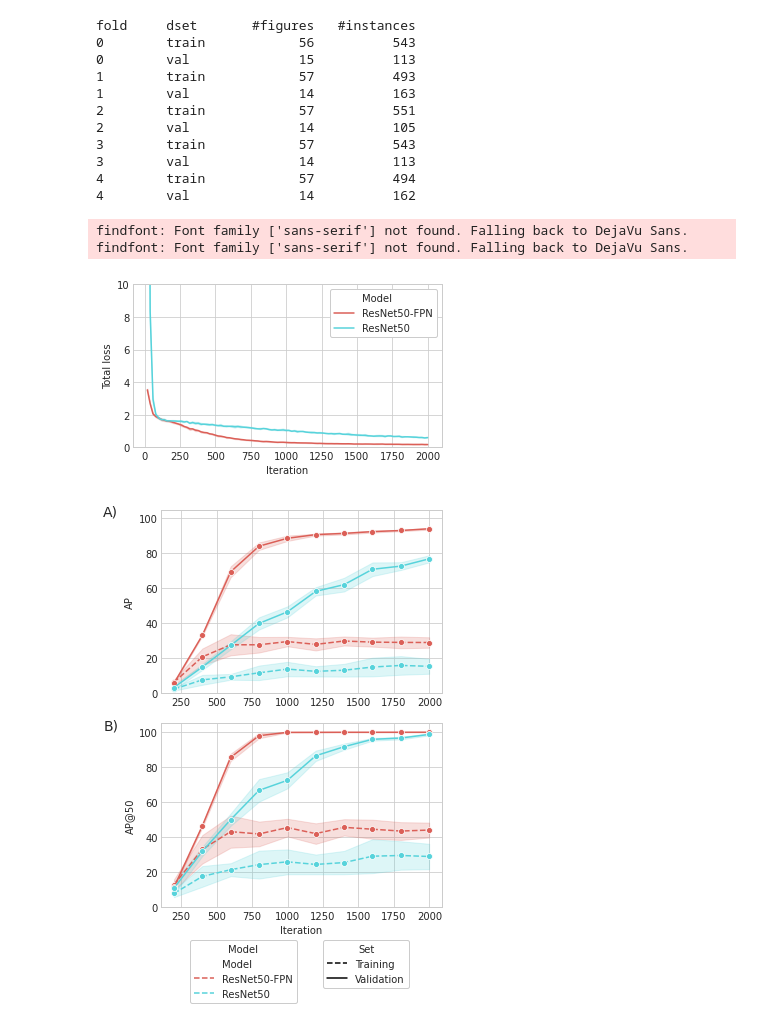
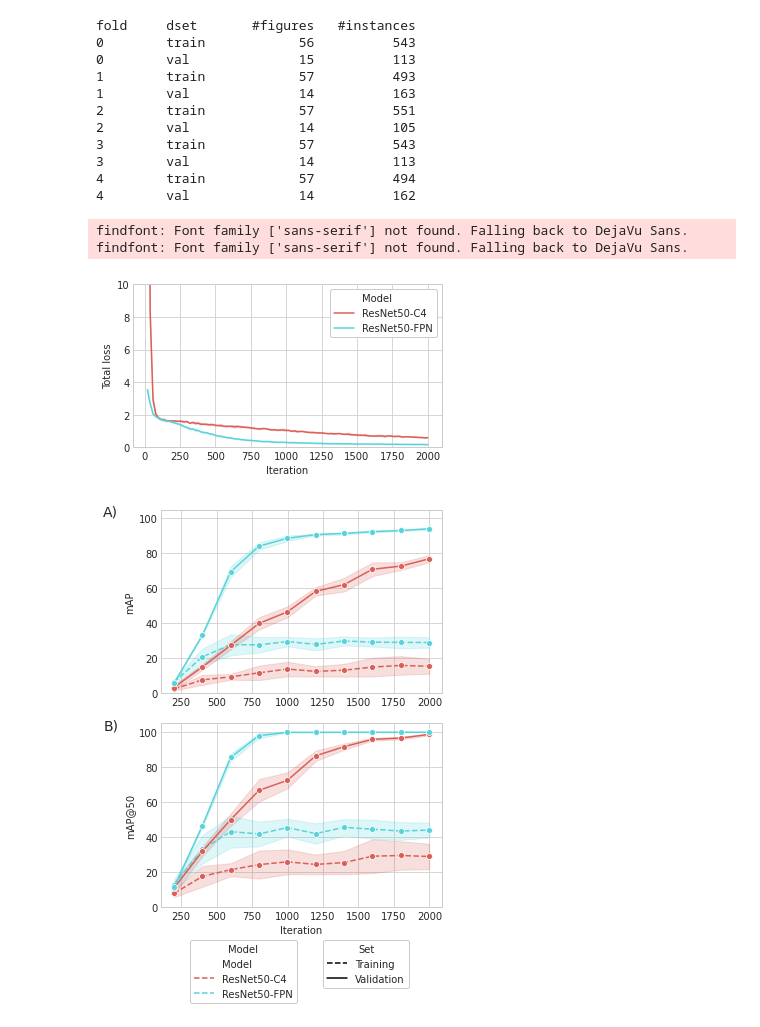
Before and after one commit to raplima/2020_cores_auto, a Jupyter notebook: scripts/eval.ipynb, the cells around one changed output. Saved outputs shown, nothing was run; the diff lists cells and outputs as text; code cells hidden in the pictures.

```diff
--- a/scripts/eval.ipynb
+++ b/scripts/eval.ipynb
@@ -91,7 +91,7 @@ for dir in os.listdir(results_root):
 
 # list of experiments/dictionary keys
 exps = ['R50-C4', 'R50-FPN']
-models = ['ResNet50', 'ResNet50-FPN']
+models = ['ResNet50-C4', 'ResNet50-FPN']
 for exp, mod in zip(exps, models):
     dfs[exp]['Model'] = mod
     dfs_ap[exp]['Model'] = mod
@@ -148,7 +148,7 @@ with plt.style.context('seaborn-whitegrid'):
                  legend=False,
                  data=df, ax=ax[0])
     ax[0].set_xlabel('')
-    ax[0].set_ylabel('AP')
+    ax[0].set_ylabel('mAP')
     #ax[0].set_xlim(0,np.max(df['iteration'])+10)
     ax[0].set_ylim(0,105)
 
@@ -157,7 +157,7 @@ with plt.style.context('seaborn-whitegrid'):
                  legend=False,
                  data=df, ax=ax[1])
     ax[1].set_xlabel('Iteration')
-    ax[1].set_ylabel('AP@50')
+    ax[1].set_ylabel('mAP@50')
     #ax[1].set_xlim(0,np.max(df['iteration'])+10)
     ax[1].set_ylim(0,105)
 
@@ -166,35 +166,35 @@ with plt.style.context('seaborn-whitegrid'):
         ax[ii].text(-300, 100,
                     s=l,
                     bbox=dict(facecolor='white', edgecolor='white', alpha=1),
                     ha='left', va='bottom', size=14)
 
     # fix the legends
     handles, labels = ax[0].get_legend_handles_labels()
 
     legend_x = 0.5
     legend_y = -0.15
 
     leg1 = ax[1].legend(handles=handles, labels=labels,
               bbox_to_anchor=(legend_x, legend_y),
               title="Model")
 
     legend_x = 0.9
     legend_y = -0.15
 
     custom_lines = [Line2D([0], [0], color='k', ls="--"),
                     Line2D([0], [0], color='k', ls="-")]
     ax[1].legend(custom_lines, ['Training', 'Validation'],
               bbox_to_anchor=(legend_x, legend_y),
               title='Set')
     ax[1].add_artist(leg1)
 
     fig.tight_layout()
     fig.savefig('/content/training_aps.svg')
 # %% [output]
 findfont: Font family ['sans-serif'] not found. Falling back to DejaVu Sans.
 findfont: Font family ['sans-serif'] not found. Falling back to DejaVu Sans.
-[figure, old version]
+[figure, new version]
-[figure, old version]
+[figure, new version]
 # %%
 # create dataframe
 metrics = []
```
Also changed, not shown: parts of 9 cells of this notebook.
